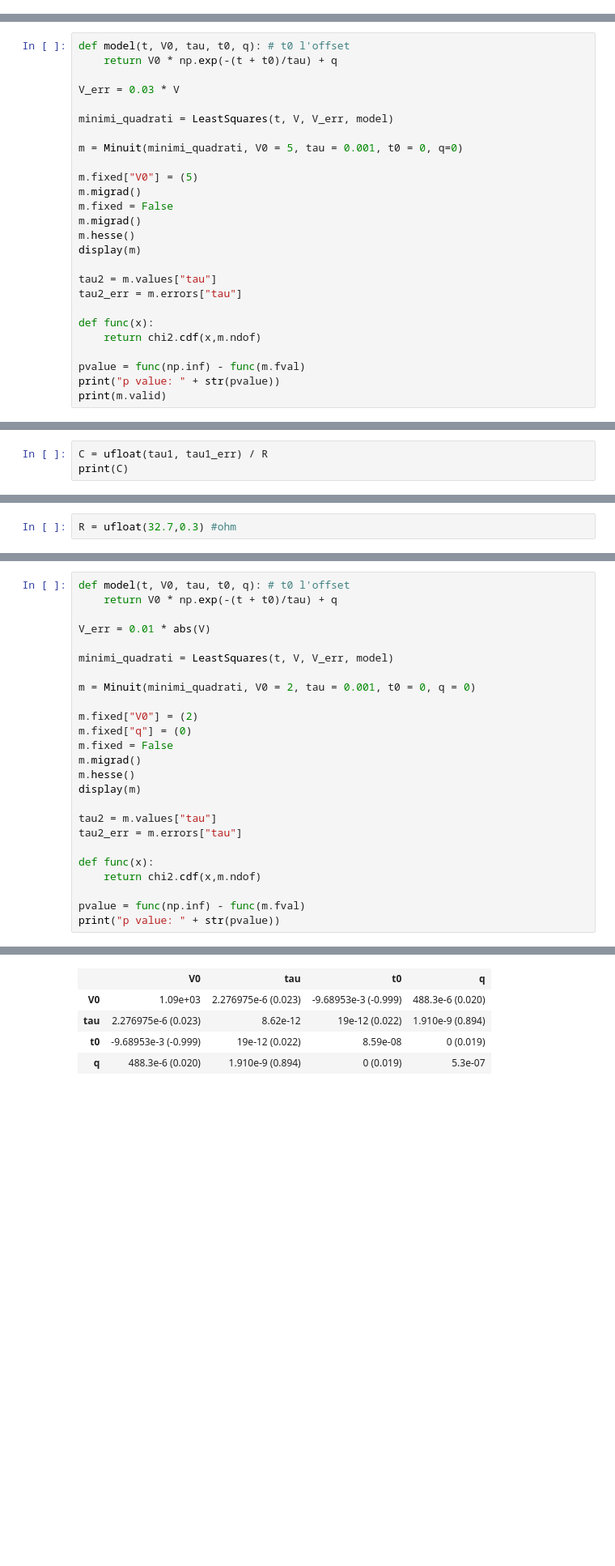
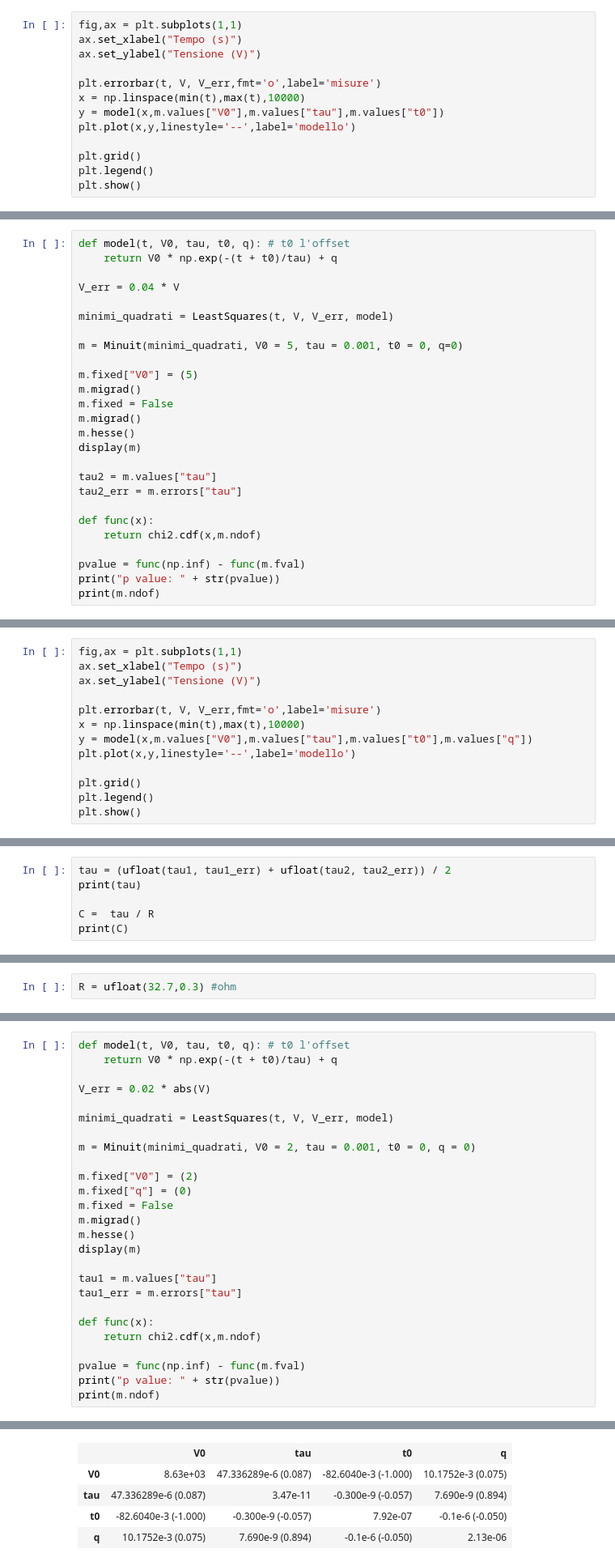
Before and after one commit to ARossiUnimib/Laboratorio-2---Gruppo-21-A.A.-2023-24, a Jupyter notebook: Notebooks/Circuiti_2/Circuiti_2.ipynb, the cells around one changed output, grey strips where cells are left out. Shown: that part at 81% size. Cells and saved outputs as stored; diff of their text form; blank space fills up the shorter version.

```diff
--- a/Notebooks/Circuiti_2/Circuiti_2.ipynb
+++ b/Notebooks/Circuiti_2/Circuiti_2.ipynb
@@ -85,0 +88,13 @@ p value: 0.9999678363000635
+# %%
+fig,ax = plt.subplots(1,1)
+ax.set_xlabel("Tempo (s)")
+ax.set_ylabel("Tensione (V)")
+
+plt.errorbar(t, V, V_err,fmt='o',label='misure')
+x = np.linspace(min(t),max(t),10000)
+y = model(x,m.values["V0"],m.values["tau"],m.values["t0"])
+plt.plot(x,y,linestyle='--',label='modello')
+
+plt.grid()
+plt.legend()
+plt.show()
@@ -136,7 +153,7 @@ V = np.array(V)
 def model(t, V0, tau, t0, q): # t0 l'offset
     return V0 * np.exp(-(t + t0)/tau) + q
 
-V_err = 0.03 * V
+V_err = 0.04 * V
 
 minimi_quadrati = LeastSquares(t, V, V_err, model)
 
@@ -157,6 +174,6 @@ def func(x):
 
 pvalue = func(np.inf) - func(m.fval)
 print("p value: " + str(pvalue))
-print(m.valid)
+print(m.ndof)
 # %% [output]
 | Migrad |  |
@@ -179,0 +197,13 @@ True
+# %%
+fig,ax = plt.subplots(1,1)
+ax.set_xlabel("Tempo (s)")
+ax.set_ylabel("Tensione (V)")
+
+plt.errorbar(t, V, V_err,fmt='o',label='misure')
+x = np.linspace(min(t),max(t),10000)
+y = model(x,m.values["V0"],m.values["tau"],m.values["t0"],m.values["q"])
+plt.plot(x,y,linestyle='--',label='modello')
+
+plt.grid()
+plt.legend()
+plt.show()
@@ -222,4 +254,7 @@ print(t)
 # %%
-C = ufloat(tau1, tau1_err) / R
+tau = (ufloat(tau1, tau1_err) + ufloat(tau2, tau2_err)) / 2
+print(tau)
+
+C =  tau / R
 print(C)
 # %% [output]
@@ -539,7 +575,7 @@ V = np.array(V)
 def model(t, V0, tau, t0, q): # t0 l'offset
     return V0 * np.exp(-(t + t0)/tau) + q
 
-V_err = 0.01 * abs(V)
+V_err = 0.02 * abs(V)
 
 minimi_quadrati = LeastSquares(t, V, V_err, model)
 
@@ -552,13 +588,14 @@ m.migrad()
 m.hesse()
 display(m)
 
-tau2 = m.values["tau"]
-tau2_err = m.errors["tau"]
+tau1 = m.values["tau"]
+tau1_err = m.errors["tau"]
 
 def func(x):
     return chi2.cdf(x,m.ndof)
 
 pvalue = func(np.inf) - func(m.fval)
 print("p value: " + str(pvalue))
+print(m.ndof)
 # %% [output]
 | Migrad |  |
@@ -575,5 +612,5 @@ print("p value: " + str(pvalue))
 |  | V0 | tau | t0 | q |
-| V0 | 1.09e+03 | 2.276975e-6 (0.023) | -9.68953e-3 (-0.999) | 488.3e-6 (0.020) |
-| tau | 2.276975e-6 (0.023) | 8.62e-12 | 19e-12 (0.022) | 1.910e-9 (0.894) |
-| t0 | -9.68953e-3 (-0.999) | 19e-12 (0.022) | 8.59e-08 | 0 (0.019) |
-| q | 488.3e-6 (0.020) | 1.910e-9 (0.894) | 0 (0.019) | 5.3e-07 |
+| V0 | 8.63e+03 | 47.336289e-6 (0.087) | -82.6040e-3 (-1.000) | 10.1752e-3 (0.075) |
+| tau | 47.336289e-6 (0.087) | 3.47e-11 | -0.300e-9 (-0.057) | 7.690e-9 (0.894) |
+| t0 | -82.6040e-3 (-1.000) | -0.300e-9 (-0.057) | 7.92e-07 | -0.1e-6 (-0.050) |
+| q | 10.1752e-3 (0.075) | 7.690e-9 (0.894) | -0.1e-6 (-0.050) | 2.13e-06 |
```
Also changed, not shown: parts of 15 cells of this notebook.
